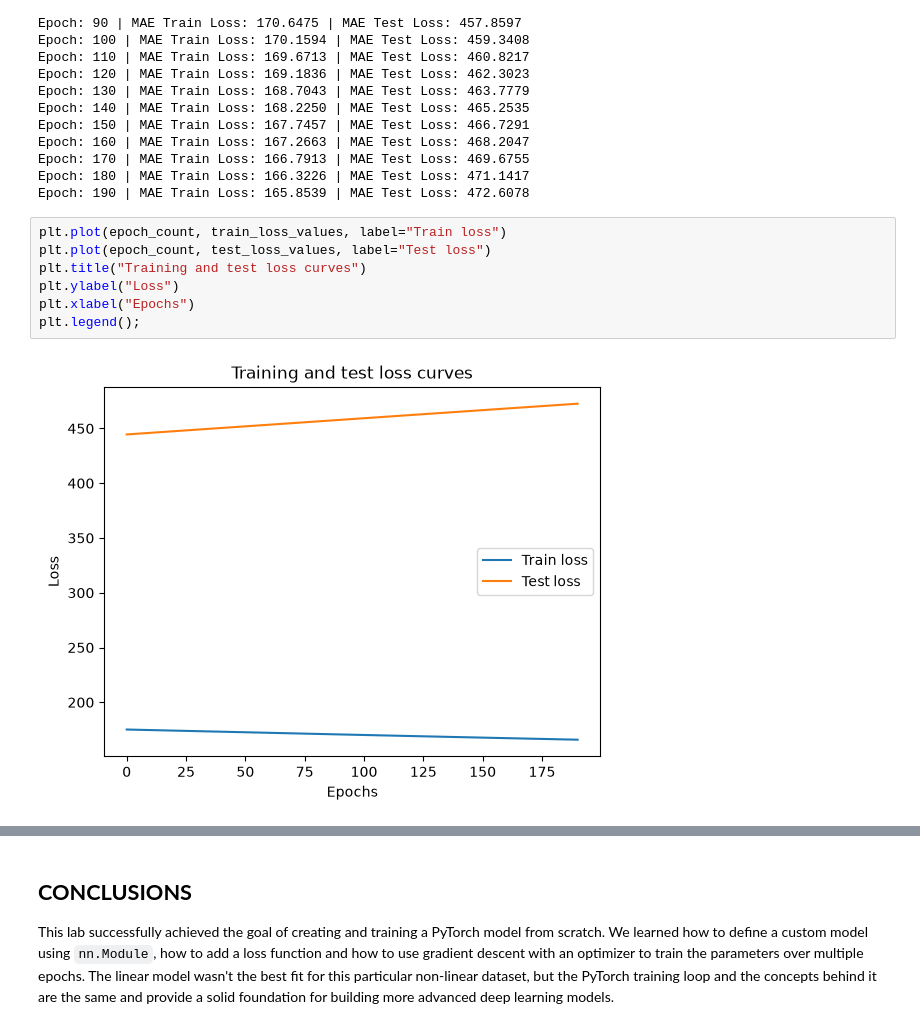
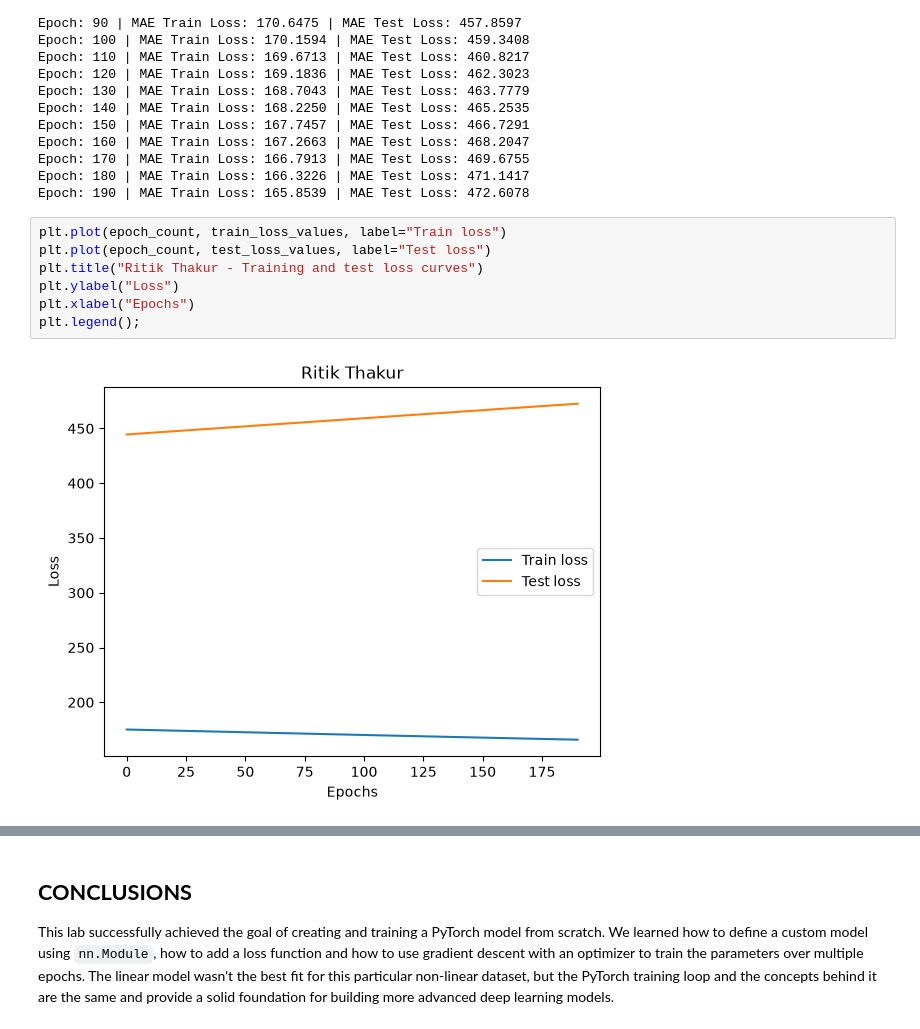
Before and after one commit to ritikthakur22/AI_Lab, a Jupyter notebook: 4/Lab4_PyTorch_assignment.ipynb, the cells around one changed output, grey strips where cells are left out. Cells and saved outputs as stored; diff of their text form.

```diff
--- a/4/Lab4_PyTorch_assignment.ipynb
+++ b/4/Lab4_PyTorch_assignment.ipynb
@@ -145,12 +145,12 @@ Epoch: 190 | MAE Train Loss: 165.8539 | MAE Test Loss: 472.6078
 # %%
 plt.plot(epoch_count, train_loss_values, label="Train loss")
 plt.plot(epoch_count, test_loss_values, label="Test loss")
-plt.title("Training and test loss curves")
+plt.title("Ritik Thakur - Training and test loss curves")
 plt.ylabel("Loss")
 plt.xlabel("Epochs")
 plt.legend();
 # %% [output]
-[figure, old version]
+[figure, new version]
 # %%
 model_0.eval()
 with torch.inference_mode():
```
Also changed, not shown: parts of 4 cells of this notebook, 18 other files.
